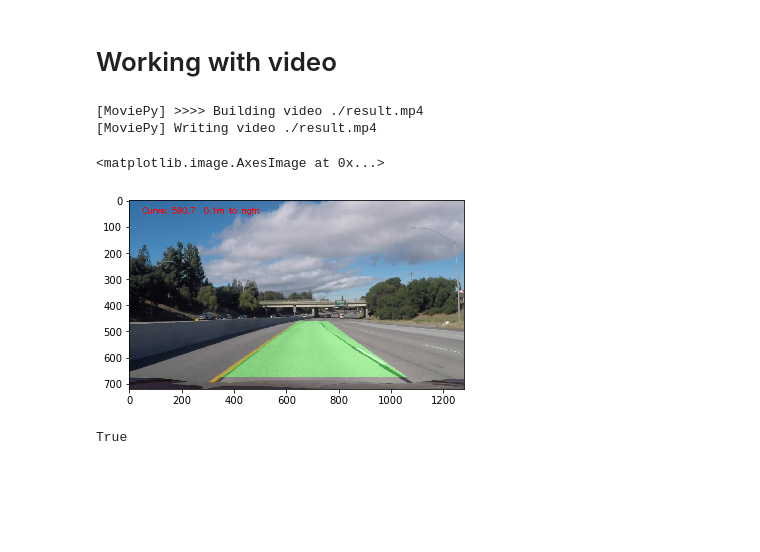
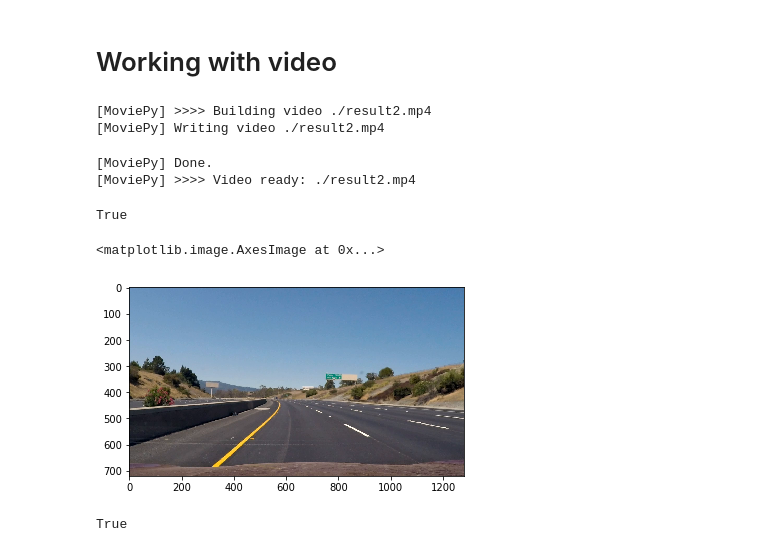
Before and after one commit to trivus/CarND-Advanced-Lane-Lines, a Jupyter notebook: advanced lane project.ipynb, the cells around one changed output. Drawn from its saved outputs; the diff is of its cells as text; code cells hidden in the pictures; blank space fills up the shorter version.

```diff
--- a/advanced lane project.ipynb
+++ b/advanced lane project.ipynb
@@ -269,19 +277,28 @@ pipeline = continuous_pipeline(binarize_function=binary_mask, n_buffer=5)
 clip_processed = clip.fl_image(pipeline.pipeline)
 # %%
-clip_processed.write_videofile('./result.mp4', fps=30, audio=False)
+clip_processed.write_videofile('./result2.mp4', fps=30, audio=False)
 # %% [output]
-[MoviePy] >>>> Building video ./result.mp4
-[MoviePy] Writing video ./result.mp4
+[MoviePy] >>>> Building video ./result2.mp4
+[MoviePy] Writing video ./result2.mp4
+[MoviePy] Done.
+[MoviePy] >>>> Video ready: ./result2.mp4
+# %%
+img = clip.get_frame(0)
+cv2.imwrite('./test_images/challenge1.jpg', img)
+# %% [output]
+True
 # %%
-video = './challenge_video.mp4'
+#video = './challenge_video.mp4'
+video = './project_video.mp4'
+#video = './subset.mp4'
 clip = VideoFileClip(video)
 img = clip.get_frame(0)
 #pipeline = continuous_pipeline()
 #out_img = pipeline.pipeline(img)
-plt.imshow(out_img)
+plt.imshow(img)
 # %% [output]
 <matplotlib.image.AxesImage at 0x...>
-[figure, old version]
+[figure, new version]
 # %%
 img = cv2.cvtColor(img, cv2.COLOR_BGR2RGB)
 cv2.imwrite('./test_images/challenge1.jpg', img)
```
Also changed, not shown: parts of 15 cells of this notebook, 17 other files.
